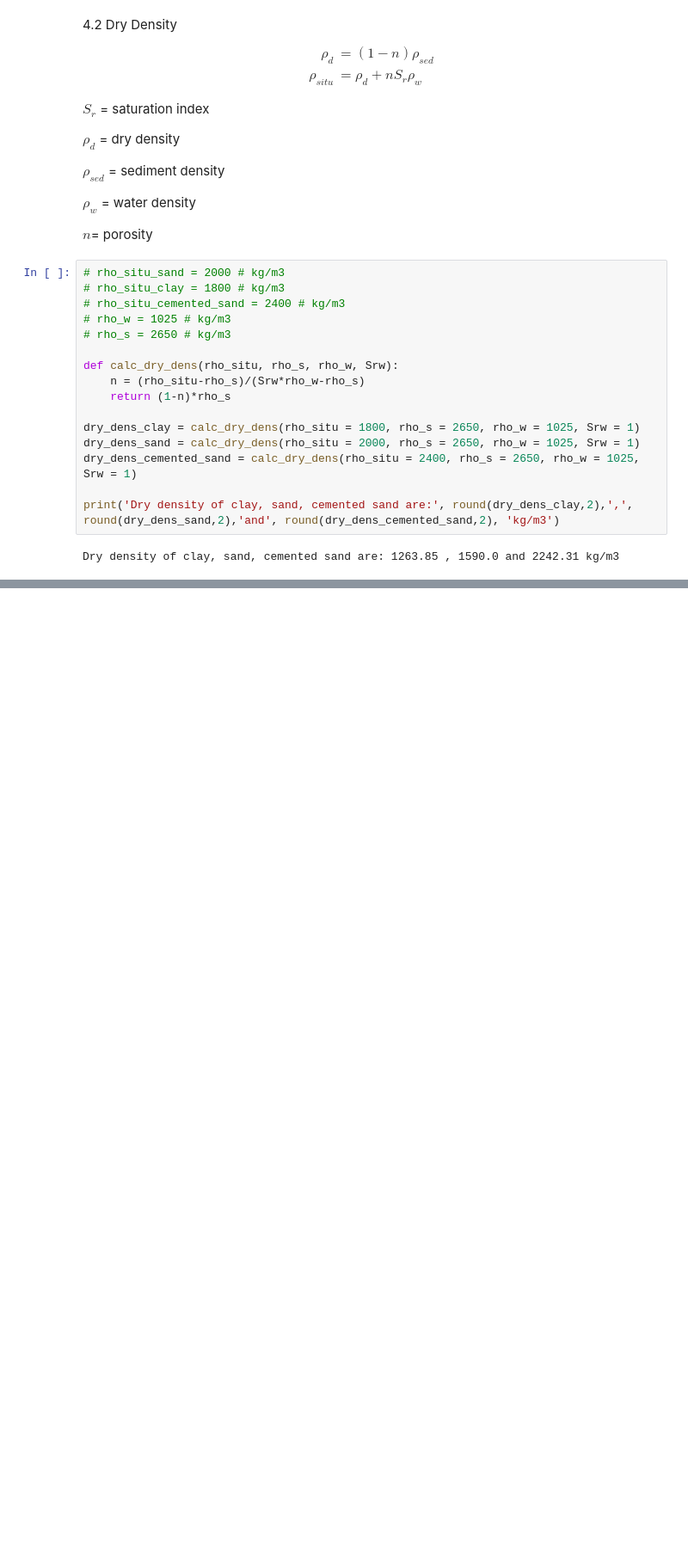
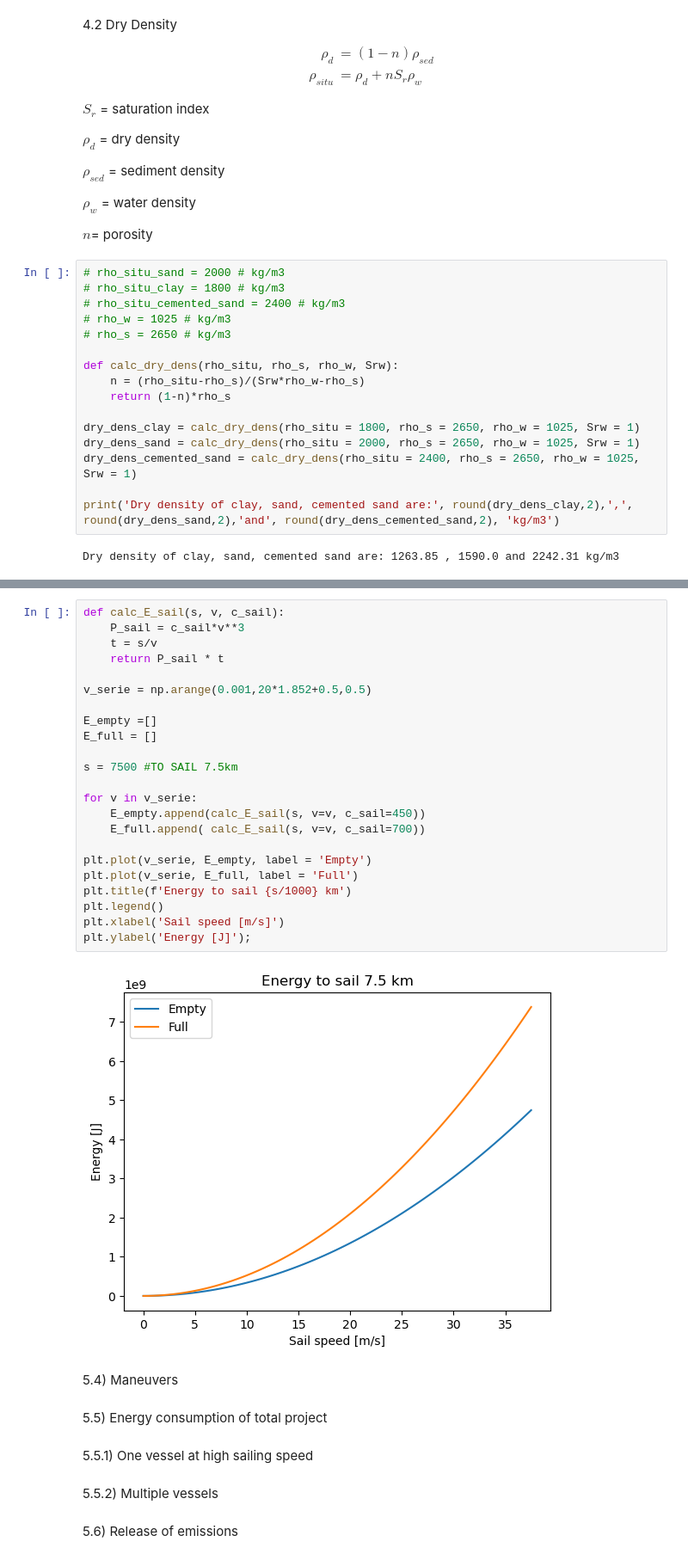
Before and after one commit to denisepierce01/Dredging, a Jupyter notebook: Dredging.ipynb, the cells around one changed output, grey strips where cells are left out. Shown: that part at 86% size. Saved outputs shown, nothing was run; the diff lists cells and outputs as text; blank space fills up the shorter version.

```diff
--- a/Dredging.ipynb
+++ b/Dredging.ipynb
@@ -222,0 +357,35 @@ Dry density of clay, sand, cemented sand are: 1263.85 , 1590.0 and 2242.31 kg/m3
+# %%
+def calc_E_sail(s, v, c_sail):
+    P_sail = c_sail*v**3
+    t = s/v
+    return P_sail * t
+
+v_serie = np.arange(0.001,20*1.852+0.5,0.5)
+
+E_empty =[]
+E_full = []
+
+s = 7500 #TO SAIL 7.5km
+
+for v in v_serie:
+    E_empty.append(calc_E_sail(s, v=v, c_sail=450))
+    E_full.append( calc_E_sail(s, v=v, c_sail=700))
+
+plt.plot(v_serie, E_empty, label = 'Empty')
+plt.plot(v_serie, E_full, label = 'Full')
+plt.title(f'Energy to sail {s/1000} km')
+plt.legend()
+plt.xlabel('Sail speed [m/s]')
+plt.ylabel('Energy [J]');
+# %% [output]
+[figure, added]
+# %% [markdown]
+5.4) Maneuvers
+# %% [markdown]
+5.5) Energy consumption of total project
+# %% [markdown]
+5.5.1) One vessel at high sailing speed
+# %% [markdown]
+5.5.2) Multiple vessels
+# %% [markdown]
+5.6) Release of emissions
```
Also changed, not shown: parts of 22 cells of this notebook.
